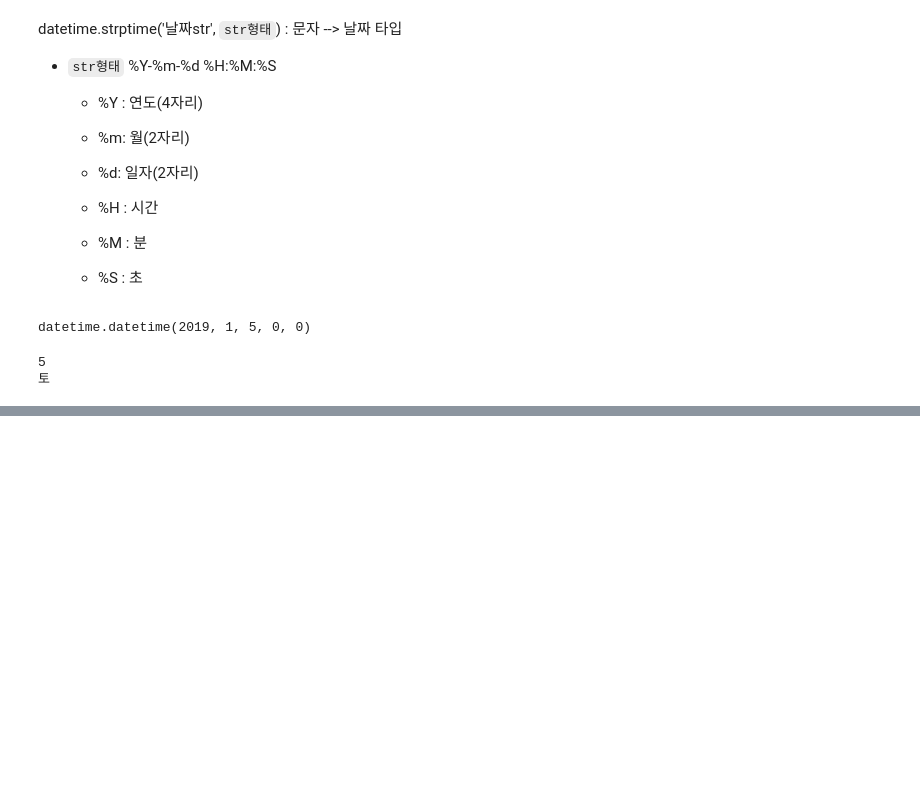
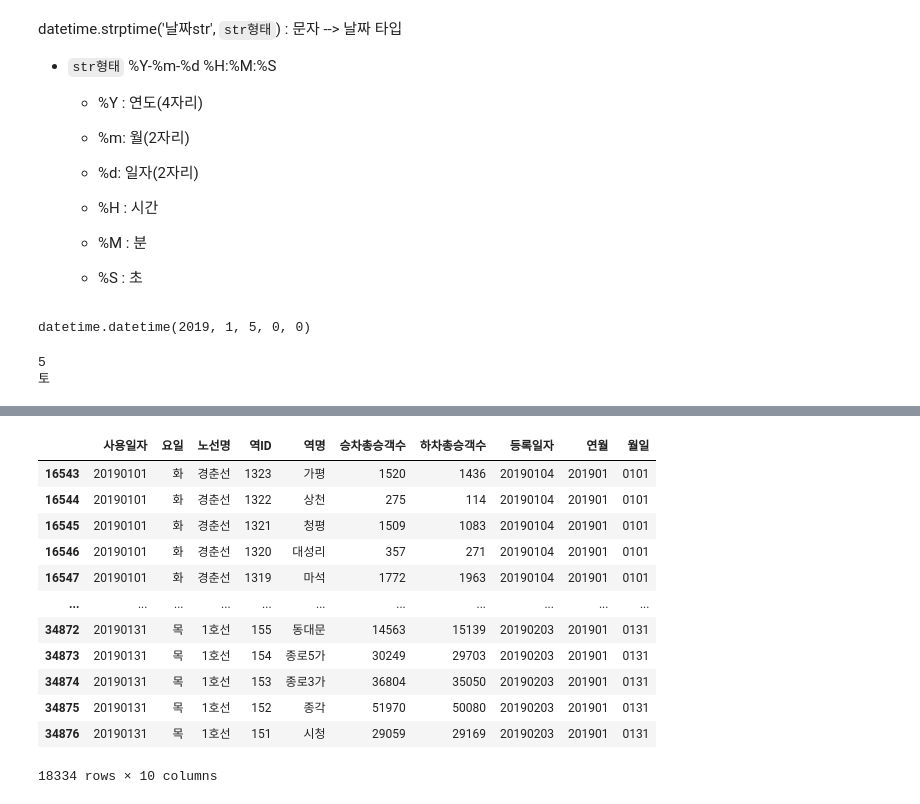
Before and after one commit to icdath95/DATA-analyst, a Jupyter notebook: 여러개의_엑셀파일_통합_정리하기.ipynb, the cells around one changed output, grey strips where cells are left out. Saved outputs shown, nothing was run; the diff lists cells and outputs as text; code cells hidden in the pictures; blank space fills up the shorter version.

```diff
--- a/여러개의_엑셀파일_통합_정리하기.ipynb
+++ b/여러개의_엑셀파일_통합_정리하기.ipynb
@@ -193,0 +275,4 @@ print(weekday_dict[weekday_index])
+# %%
+# 현재 컬럼명 복사해서 원하는 순서대로 조정하기
+
+raw = raw[['사용일자', '요일', '노선명', '역ID', '역명', '승차총승객수', '하차총승객수', '등록일자']]
@@ -193,0 +374,15 @@ print(weekday_dict[weekday_index])
+# %%
+# 연월일 데이터에서 연월.월일 데이터 정리
+
+yearmonth_list = []
+monthday_list = []
+for date in raw['사용일자']:
+  yearmonth = str(date)[ :6]
+  yearmonth_list.append(yearmonth)
+  monthday = str(date)[4: ]
+  monthday_list.append(monthday)
+# %%
+# 연월/ 월일 컬럼 추가하기
+raw['연월'] = yearmonth_list
+raw['월일'] = monthday_list
+raw.head()
@@ -193,0 +469,17 @@ print(weekday_dict[weekday_index])
+# %%
+df_selceted = raw[cond]
+df_selceted
+# %% [output]
+|  | 사용일자 | 요일 | 노선명 | 역ID | 역명 | 승차총승객수 | 하차총승객수 | 등록일자 | 연월 | 월일 |
+| 16543 | 20190101 | 화 | 경춘선 | 1323 | 가평 | 1520 | 1436 | 20190104 | 201901 | 0101 |
+| 16544 | 20190101 | 화 | 경춘선 | 1322 | 상천 | 275 | 114 | 20190104 | 201901 | 0101 |
+| 16545 | 20190101 | 화 | 경춘선 | 1321 | 청평 | 1509 | 1083 | 20190104 | 201901 | 0101 |
+| 16546 | 20190101 | 화 | 경춘선 | 1320 | 대성리 | 357 | 271 | 20190104 | 201901 | 0101 |
+| 16547 | 20190101 | 화 | 경춘선 | 1319 | 마석 | 1772 | 1963 | 20190104 | 201901 | 0101 |
+| ... | ... | ... | ... | ... | ... | ... | ... | ... | ... | ... |
+| 34872 | 20190131 | 목 | 1호선 | 155 | 동대문 | 14563 | 15139 | 20190203 | 201901 | 0131 |
+| 34873 | 20190131 | 목 | 1호선 | 154 | 종로5가 | 30249 | 29703 | 20190203 | 201901 | 0131 |
+| 34874 | 20190131 | 목 | 1호선 | 153 | 종로3가 | 36804 | 35050 | 20190203 | 201901 | 0131 |
+| 34875 | 20190131 | 목 | 1호선 | 152 | 종각 | 51970 | 50080 | 20190203 | 201901 | 0131 |
+| 34876 | 20190131 | 목 | 1호선 | 151 | 시청 | 29059 | 29169 | 20190203 | 201901 | 0131 |
+18334 rows × 10 columns
```
Also changed, not shown: parts of 40 cells of this notebook.
